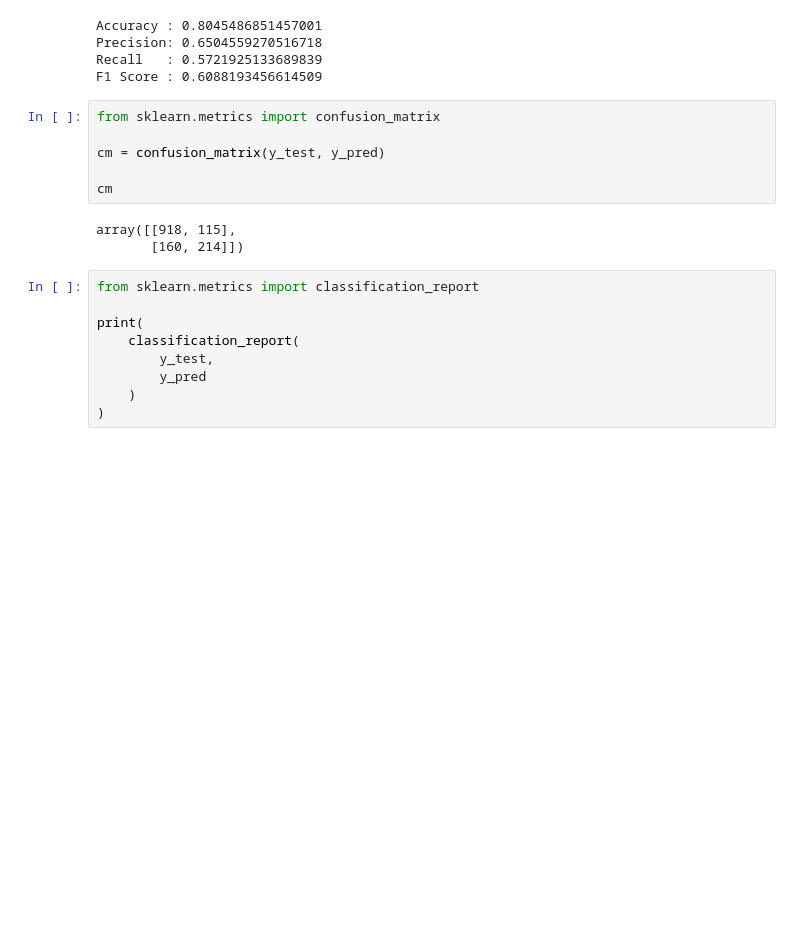
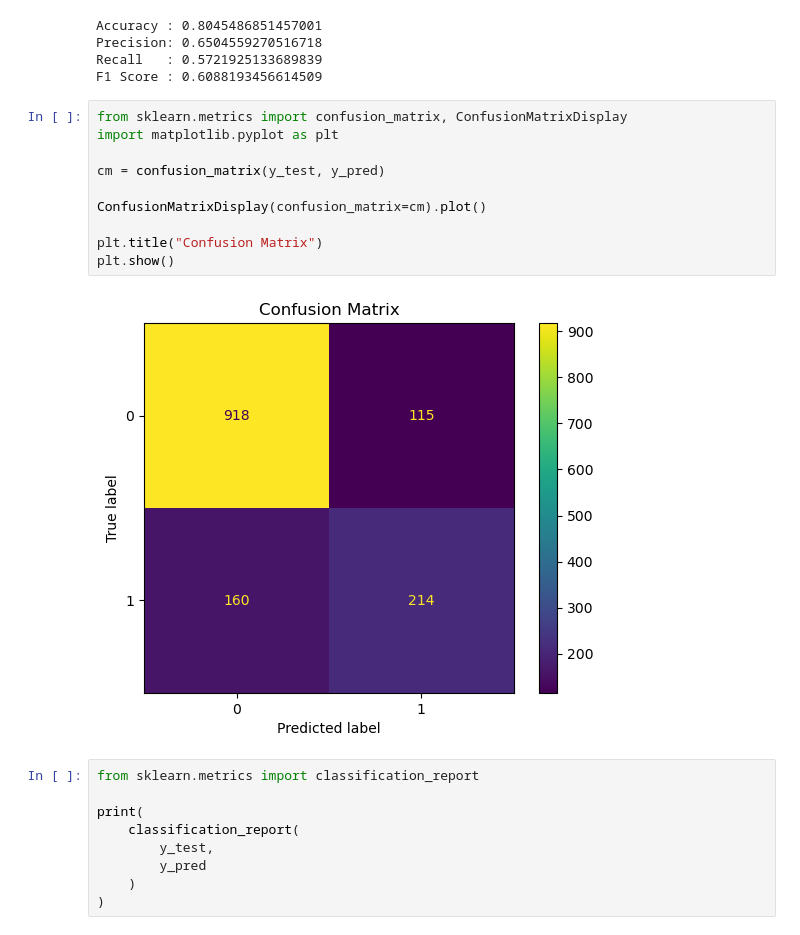
Before and after one commit to PriyanshuYadav000/customer-churn-analysis, a Jupyter notebook: notebooks/03_logistic_regression_model.ipynb, the cells around one changed output. Drawn from its saved outputs; the diff is of its cells as text; blank space fills up the shorter version.

```diff
--- a/notebooks/03_logistic_regression_model.ipynb
+++ b/notebooks/03_logistic_regression_model.ipynb
@@ -98,14 +98,17 @@ Precision: 0.6504559270516718
 Recall   : 0.5721925133689839
 F1 Score : 0.6088193456614509
 # %%
-from sklearn.metrics import confusion_matrix
+from sklearn.metrics import confusion_matrix, ConfusionMatrixDisplay
+import matplotlib.pyplot as plt
 
 cm = confusion_matrix(y_test, y_pred)
 
-cm
+ConfusionMatrixDisplay(confusion_matrix=cm).plot()
+
+plt.title("Confusion Matrix")
+plt.show()
 # %% [output]
-array([[918, 115],
-       [160, 214]])
+[figure, added]
 # %%
 from sklearn.metrics import classification_report
 
```
Also changed, not shown: 2 other files.
